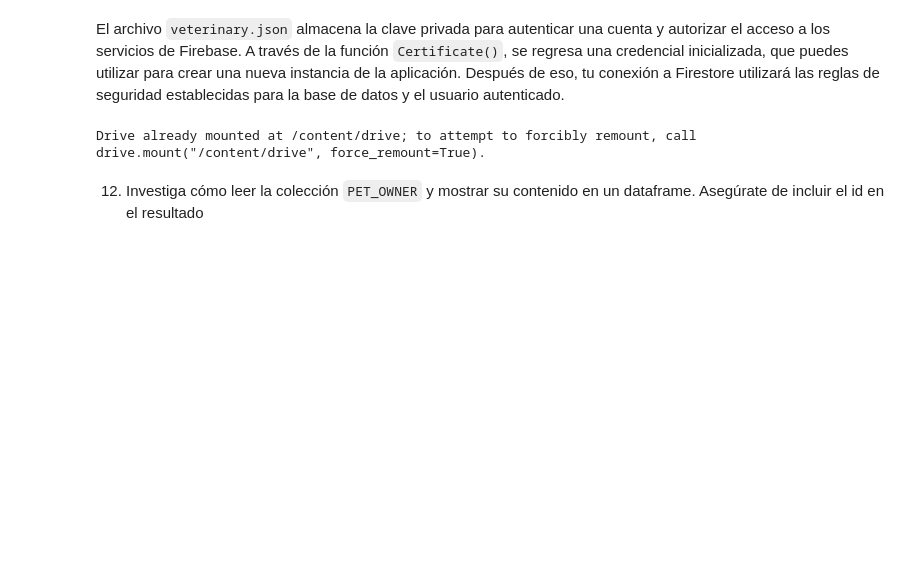
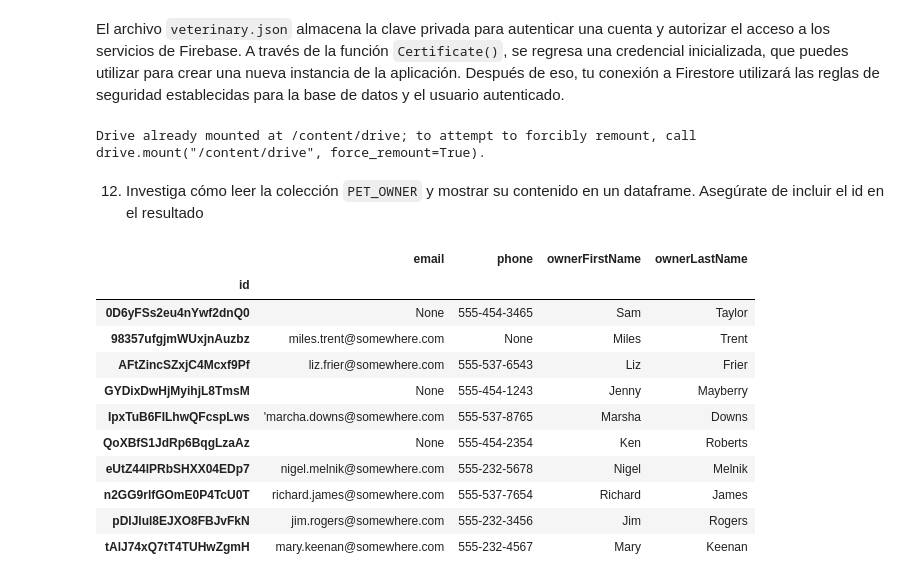
Before and after one commit to CarlosRochaCx/MNA, a Jupyter notebook: Actividad3BDManipulacion_A01796914.ipynb, the cells around one changed output. Drawn from its saved outputs; the diff is of its cells as text; code cells hidden in the pictures; blank space fills up the shorter version.

```diff
--- a/Actividad3BDManipulacion_A01796914.ipynb
+++ b/Actividad3BDManipulacion_A01796914.ipynb
@@ -105,5 +341,33 @@ firebase_admin.initialize_app(cred)
 db = firestore.client()
 # %% [markdown]
 12.	Investiga cómo leer la colección `PET_OWNER` y mostrar su contenido en un dataframe. Asegúrate de incluir el id en el resultado
+# %%
+import pandas as pd
+from google.cloud import firestore
+
+collection_ref = db.collection('PET_OWNER')
+docs = collection_ref.stream()
+data = []
+for doc in docs:
+  doc_dict = doc.to_dict()
+  data.append(doc_dict)
+  doc_dict['id'] = doc.id
+
+pet_owner = pd.DataFrame(data)
+pet_owner.set_index('id', inplace=True)
+pet_owner
+# %% [output]
+|  | email | phone | ownerFirstName | ownerLastName |
+| id |  |  |  |  |
+| 0D6yFSs2eu4nYwf2dnQ0 | None | 555-454-3465 | Sam | Taylor |
+| 98357ufgjmWUxjnAuzbz | miles.trent@somewhere.com | None | Miles | Trent |
+| AFtZincSZxjC4Mcxf9Pf | liz.frier@somewhere.com | 555-537-6543 | Liz | Frier |
+| GYDixDwHjMyihjL8TmsM | None | 555-454-1243 | Jenny | Mayberry |
+| IpxTuB6FILhwQFcspLws | 'marcha.downs@somewhere.com | 555-537-8765 | Marsha | Downs |
+| QoXBfS1JdRp6BqgLzaAz | None | 555-454-2354 | Ken | Roberts |
+| eUtZ44lPRbSHXX04EDp7 | nigel.melnik@somewhere.com | 555-232-5678 | Nigel | Melnik |
+| n2GG9rlfGOmE0P4TcU0T | richard.james@somewhere.com | 555-537-7654 | Richard | James |
+| pDlJlul8EJXO8FBJvFkN | jim.rogers@somewhere.com | 555-232-3456 | Jim | Rogers |
+| tAlJ74xQ7tT4TUHwZgmH | mary.keenan@somewhere.com | 555-232-4567 | Mary | Keenan |
 # %%
 firebase_admin.delete_app(firebase_admin.get_app())
```
Also changed, not shown: parts of 30 cells of this notebook.
